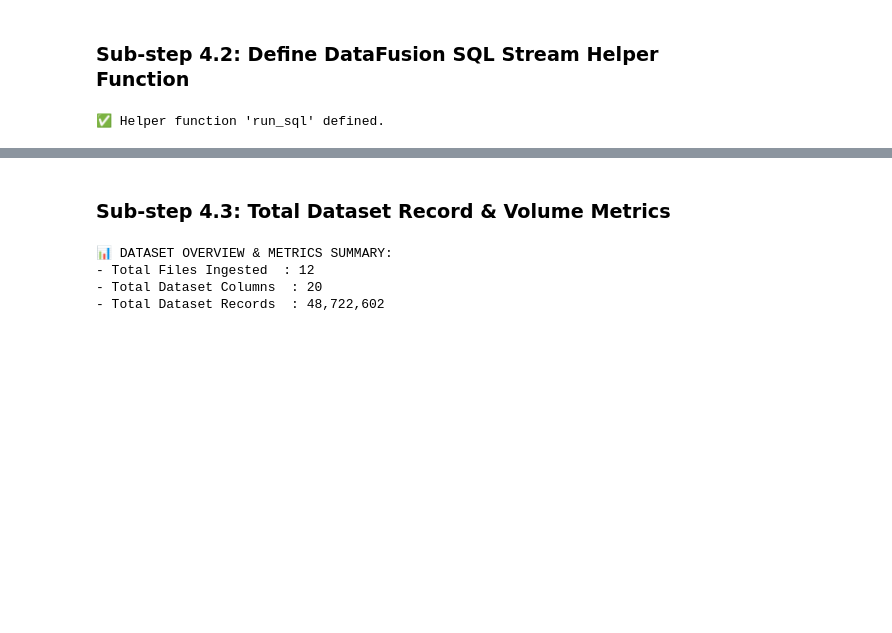
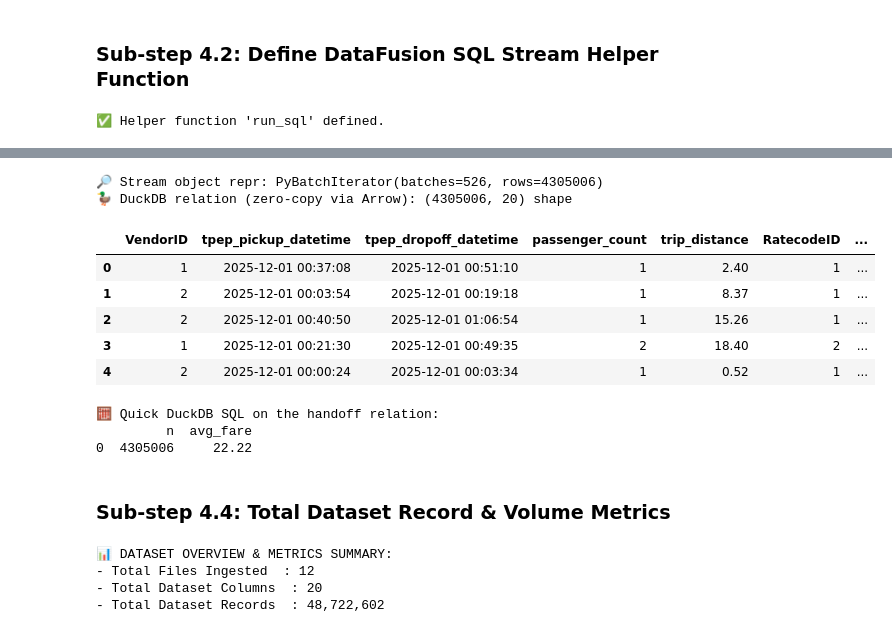
Before and after one commit to VanDung-dev/basaltic-red, a Jupyter notebook: demo.ipynb, the cells around one changed output, grey strips where cells are left out. Cells and saved outputs as stored; diff of their text form; code cells hidden in the pictures; blank space fills up the shorter version.

```diff
--- a/demo.ipynb
+++ b/demo.ipynb
@@ -214,5 +217,32 @@ print("✅ Helper function 'run_sql' defined.")
+# %%
+import duckdb
+
+# Stream introspection: Jupyter-friendly repr without consuming the stream
+stream = br.sql.execute_sql_stream(f"SELECT * FROM '{sample_file}'")
+print("🔎 Stream object repr:", repr(stream))
+
+# Materialize stream to pyarrow Table, then hand off to DuckDB (its own API)
+duckdb_rel = duckdb.from_arrow(stream.to_pyarrow())
+print(f"🦆 DuckDB relation (zero-copy via Arrow): {duckdb_rel.df().shape} shape")
+display(duckdb_rel.df().head(5))
+
+# Query the relation directly in DuckDB
+print("🧮 Quick DuckDB SQL on the handoff relation:")
+print(duckdb_rel.aggregate("COUNT(*) AS n, ROUND(AVG(fare_amount), 2) AS avg_fare").df())
+# %% [output]
+🔎 Stream object repr: PyBatchIterator(batches=526, rows=4305006)
+🦆 DuckDB relation (zero-copy via Arrow): (4305006, 20) shape
+|  | VendorID | tpep_pickup_datetime | tpep_dropoff_datetime | passenger_count | trip_distance | RatecodeID | ... |
+| 0 | 1 | 2025-12-01 00:37:08 | 2025-12-01 00:51:10 | 1 | 2.40 | 1 | ... |
+| 1 | 2 | 2025-12-01 00:03:54 | 2025-12-01 00:19:18 | 1 | 8.37 | 1 | ... |
+| 2 | 2 | 2025-12-01 00:40:50 | 2025-12-01 01:06:54 | 1 | 15.26 | 1 | ... |
+| 3 | 1 | 2025-12-01 00:21:30 | 2025-12-01 00:49:35 | 2 | 18.40 | 2 | ... |
+| 4 | 2 | 2025-12-01 00:00:24 | 2025-12-01 00:03:34 | 1 | 0.52 | 1 | ... |
+🧮 Quick DuckDB SQL on the handoff relation:
+         n  avg_fare
+0  4305006     22.22
 # %% [markdown]
-### Sub-step 4.3: Total Dataset Record & Volume Metrics
+### Sub-step 4.4: Total Dataset Record & Volume Metrics
 # %%
 # Calculate total dataset volume metrics using helper functions
 matching_files = get_dataset_files()
```
Also changed, not shown: parts of 9 cells of this notebook.
